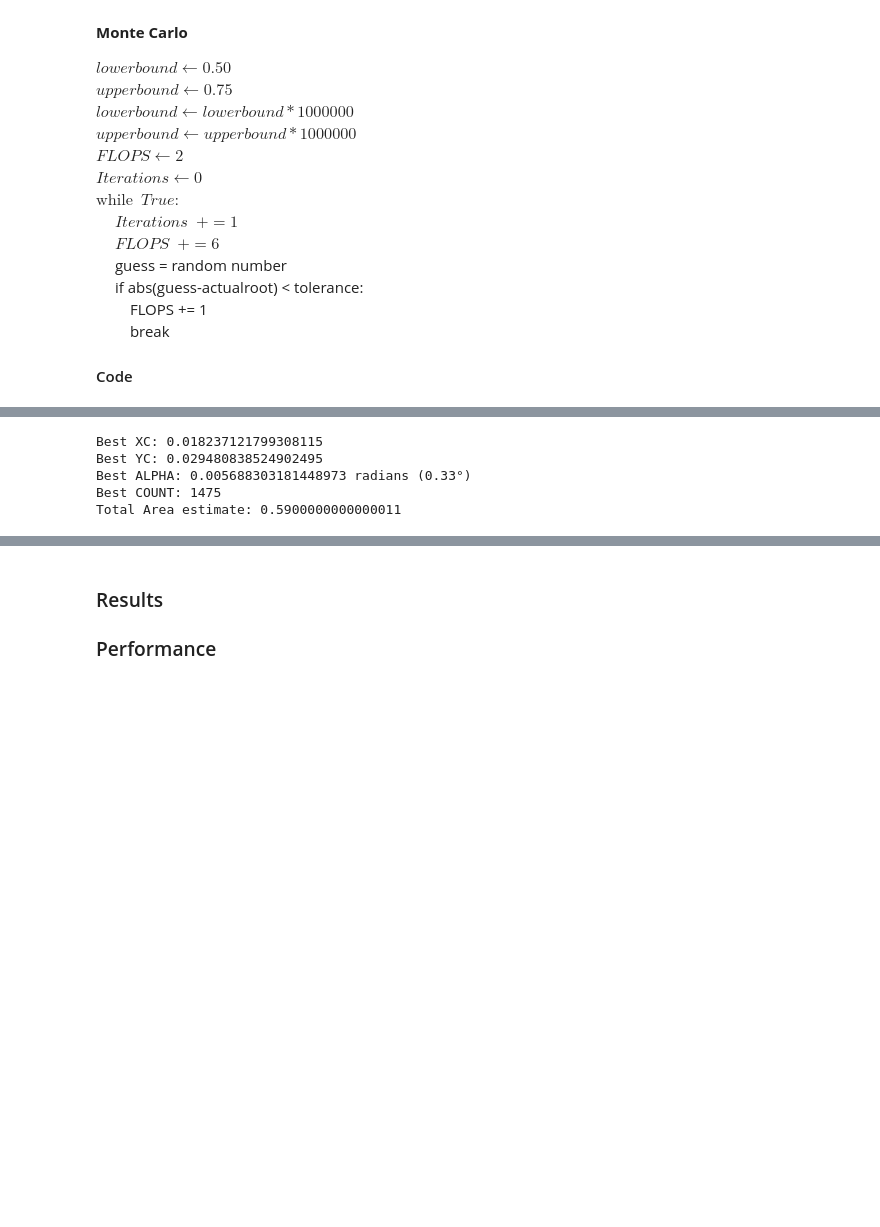
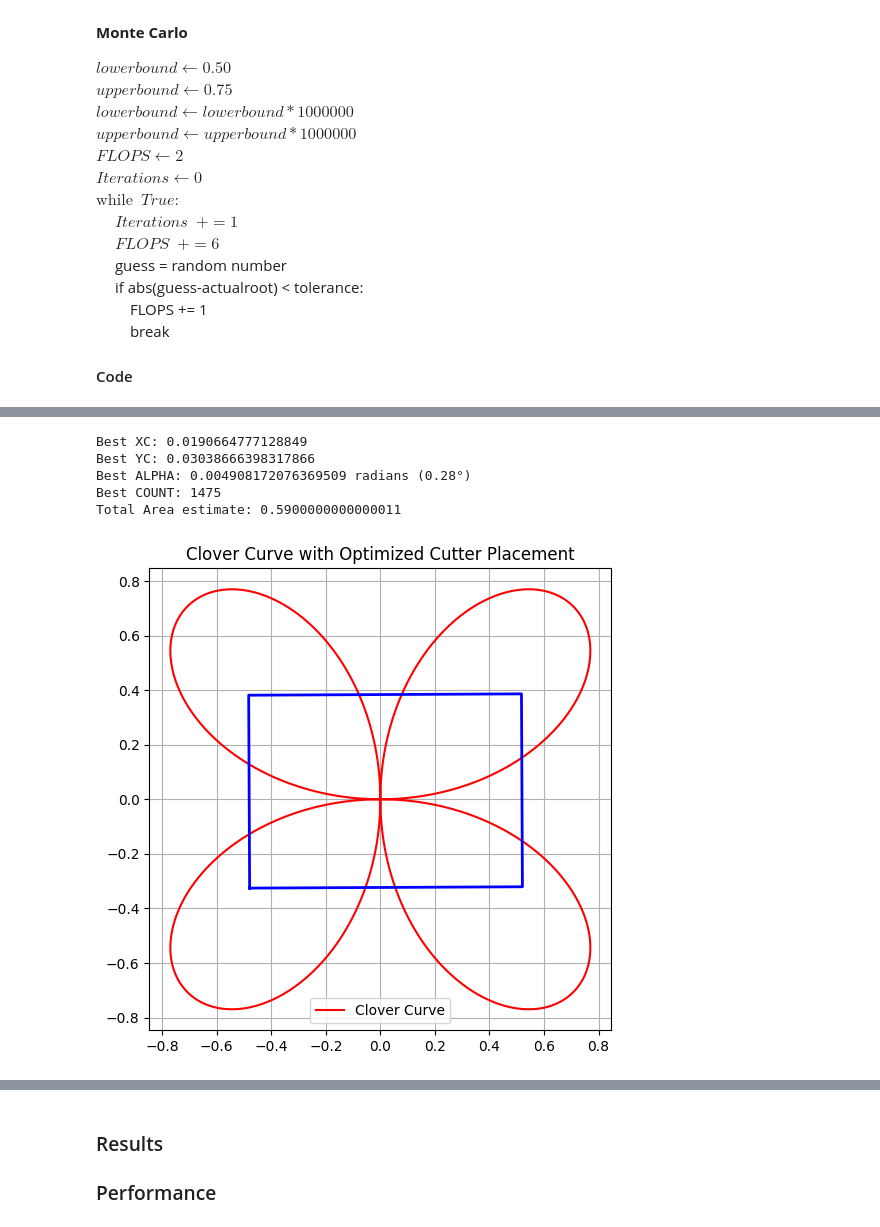
Before and after one commit to EmceeCiao/AMS_326_HW3, a Jupyter notebook: hw3.ipynb, the cells around one changed output, grey strips where cells are left out. Saved outputs shown, nothing was run; the diff lists cells and outputs as text; code cells hidden in the pictures; blank space fills up the shorter version.

```diff
--- a/hw3.ipynb
+++ b/hw3.ipynb
@@ -953,33 +569,62 @@ if __name__ == "__main__":
     # Generate clover points from the rose/lemniscate.
     clover_points, step = generate_clover_points(100)
 
     # Define rectangle dimensions.
     width = 1.0
     height = 1.0 / np.sqrt(2)
 
     # Metropolis search parameters.
     T_init = 0.1
     T_final = 1e-4
     n_iter = 50000
     sigma_center = 0.02     # Adjusts how far we jump in xc, yc.
     sigma_angle = 0.01      # Adjusts the jump for the angle.
 
     best_params, best_count = metropolis_search(clover_points, width, height,
                                                   T_init, T_final, n_iter,
                                                   sigma_center, sigma_angle)
     best_xc, best_yc, best_alpha = best_params
     area_per_point = step**2
     total_area = best_count * area_per_point
 
     # Print out the best parameters and computed area.
     print(f"Best XC: {best_xc}")
     print(f"Best YC: {best_yc}")
     print(f"Best ALPHA: {best_alpha} radians ({np.degrees(best_alpha):.2f}°)")
     print(f"Best COUNT: {best_count}")
     print(f"Total Area estimate: {total_area}")
+
+    theta = np.linspace(0, 2 * np.pi, 1000)
+    r = clover_curve(theta)
+    x = r * np.cos(theta)
+    y = r * np.sin(theta)
+
+    # Plot
+    fig, ax = plt.subplots(figsize=(6, 6))
+    ax.plot(x, y, 'r-', lw=1.5, label="Clover Curve")
+    draw_rotated_rectangle(ax, best_xc, best_yc, best_alpha)
+    ax.set_aspect('equal')
+    ax.grid(True)
+    ax.set_title("Clover Curve with Optimized Cutter Placement")
+    ax.legend()
+    plt.show()
+
+def clover_curve(theta):
+    return np.sin(2 * theta)
+
+def draw_rotated_rectangle(ax, xc, yc, alpha, width=1.0, height=1/np.sqrt(2)):
+    hw, hh = width / 2, height / 2
+    corners = np.array([
+        [-hw, -hh], [hw, -hh], [hw, hh], [-hw, hh], [-hw, -hh]
+    ])
+    c, s = np.cos(alpha), np.sin(alpha)
+    R = np.array([[c, -s], [s, c]])
+    rotated = (corners @ R.T) + np.array([xc, yc])
+    ax.plot(rotated[:, 0], rotated[:, 1], 'b-', lw=2)
 # %% [output]
-Best XC: 0.018237121799308115
-Best YC: 0.029480838524902495
-Best ALPHA: 0.005688303181448973 radians (0.33°)
+Best XC: 0.0190664777128849
+Best YC: 0.03038666398317866
+Best ALPHA: 0.004908172076369509 radians (0.28°)
 Best COUNT: 1475
 Total Area estimate: 0.5900000000000011
+[figure, added]
```
Also changed, not shown: parts of 7 cells of this notebook.
